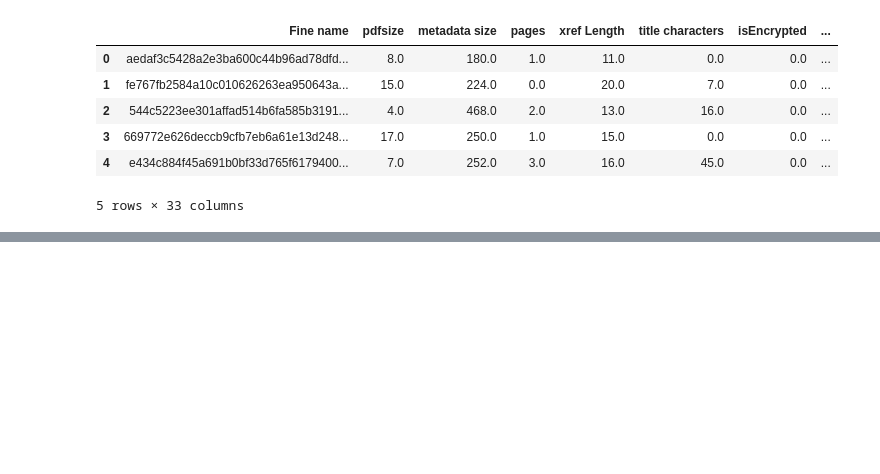
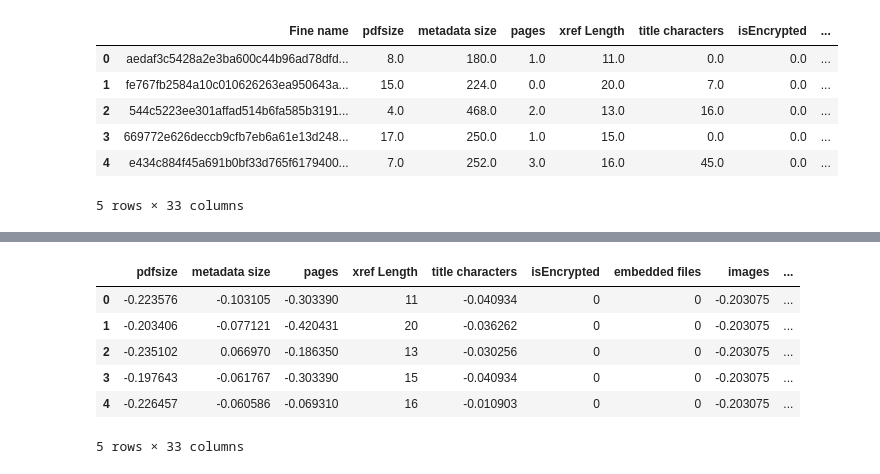
Before and after one commit to aymanreda56/Vigil-Anti, a Jupyter notebook: Source/PDFs/classifier.ipynb, the cells around one changed output, grey strips where cells are left out. Saved outputs shown, nothing was run; the diff lists cells and outputs as text; code cells hidden in the pictures; blank space fills up the shorter version.

```diff
--- a/Source/PDFs/classifier.ipynb
+++ b/Source/PDFs/classifier.ipynb
@@ -281,0 +145,79 @@ for col in df.columns:
+# %%
+df = pd.read_csv("PDFMalware2022.csv")
+
+df = Cleanse_DataFrame(df)
+
+
+
+# Standard scaler
+
+from sklearn.preprocessing import StandardScaler, LabelEncoder
+
+
+numeric_columns=['pdfsize'
+,'metadata size'
+, 'pages'
+, 'xref'
+,'title characters'
+, 'images'
+, 'obj'
+, 'endobj'
+, 'stream'
+, 'endstream'
+, 'xref'
+, 'startxref'
+, 'trailer'
+, 'pageno'
+, 'ObjStm'
+, 'JS'
+, 'Javascript'
+, 'AA'
+, 'Acroform'
+, 'JBIG2Decode'
+, 'EmbeddedFile'
+, 'Colors']
+
+
+
+# Drop all the -1 values
+for col in numeric_columns:
+    df = df.drop(df[df[col] == -1].index)
+    df = df.drop(df[df[col] == '-1'].index)
+
+ss = StandardScaler()
+df[numeric_columns] = ss.fit_transform(df[numeric_columns])
+
+
+
+le = LabelEncoder()
+
+categorical_columns = ['isEncrypted'
+, 'embedded files'
+, 'text'
+, 'encrypt'
+, 'OpenAction'
+, 'RichMedia'
+, 'launch'
+, 'XFA'
+, 'header_regex_boolean'
+, 'PDF_Version'
+]
+
+# Drop all the -1 values
+for col in numeric_columns:
+    df = df.drop(df[df[col] == -1].index)
+    df = df.drop(df[df[col] == '-1'].index)
+
+for col in categorical_columns:
+    df[col] = le.fit_transform(df[col])
+
+
+df.head()
+# %% [output]
+|  | pdfsize | metadata size | pages | xref Length | title characters | isEncrypted | embedded files | images | ... |
+| 0 | -0.223576 | -0.103105 | -0.303390 | 11 | -0.040934 | 0 | 0 | -0.203075 | ... |
+| 1 | -0.203406 | -0.077121 | -0.420431 | 20 | -0.036262 | 0 | 0 | -0.203075 | ... |
+| 2 | -0.235102 | 0.066970 | -0.186350 | 13 | -0.030256 | 0 | 0 | -0.203075 | ... |
+| 3 | -0.197643 | -0.061767 | -0.303390 | 15 | -0.040934 | 0 | 0 | -0.203075 | ... |
+| 4 | -0.226457 | -0.060586 | -0.069310 | 16 | -0.010903 | 0 | 0 | -0.203075 | ... |
+5 rows × 33 columns
```
Also changed, not shown: parts of 18 cells of this notebook, 12 other files.
